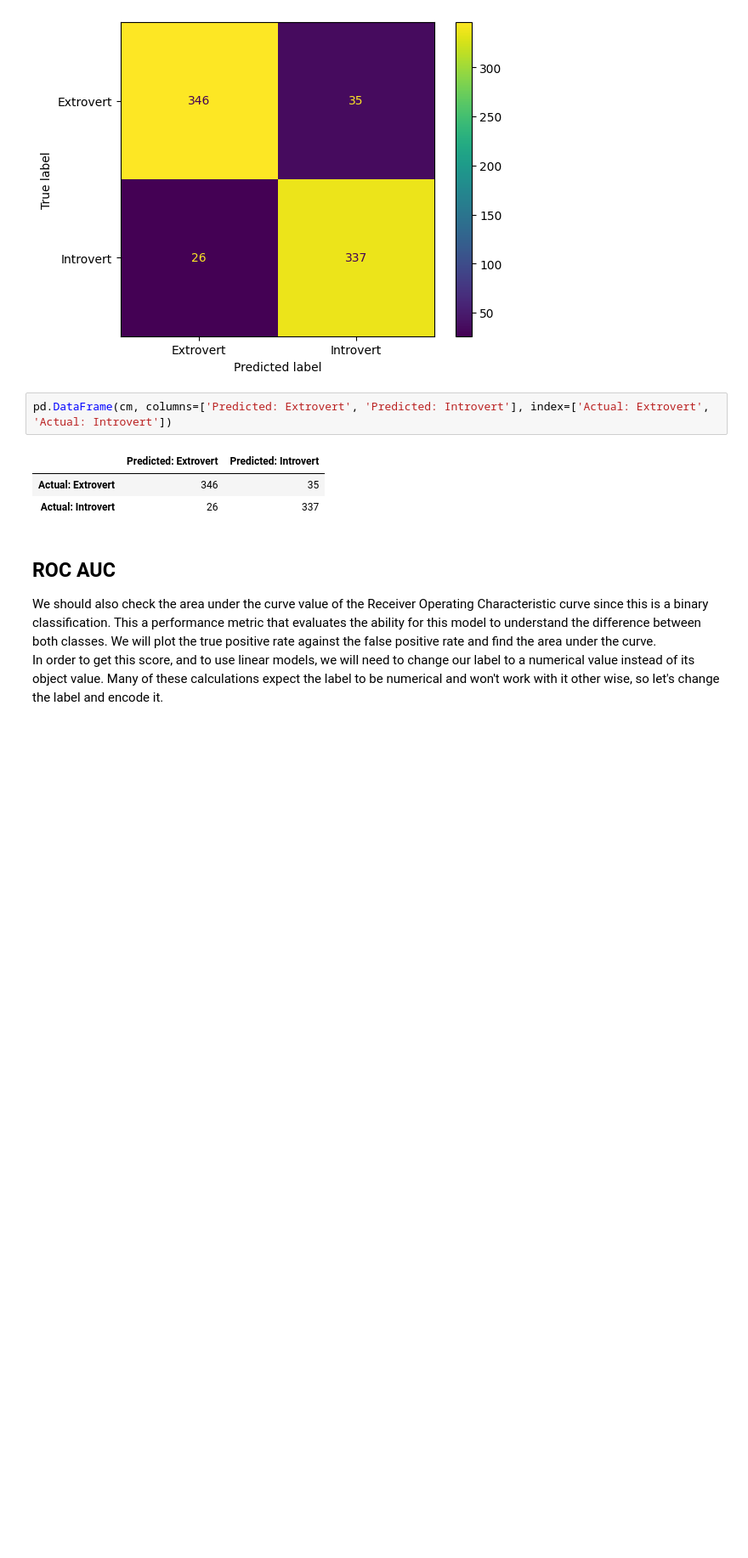
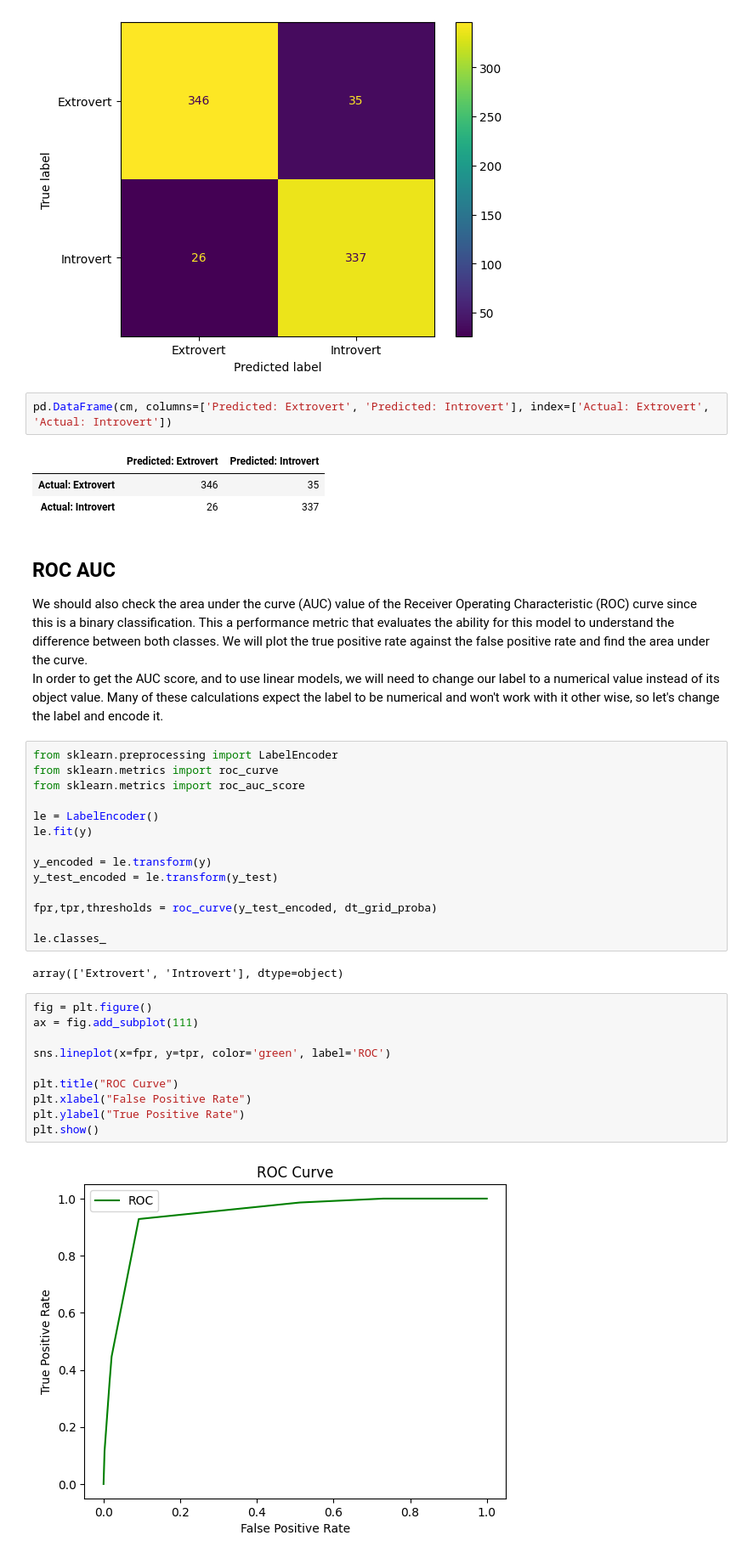
Before and after one commit to AgsBajs/Personality_Detection, a Jupyter notebook: app.ipynb, the cells around one changed output. Shown at 85% size. Saved outputs shown, nothing was run; the diff lists cells and outputs as text; blank space fills up the shorter version.

Commit message:
Fixed up the ROC Curve, AUC value, summarized DT

```diff
--- a/app.ipynb
+++ b/app.ipynb
@@ -318,5 +322,33 @@ pd.DataFrame(cm, columns=['Predicted: Extrovert', 'Predicted: Introvert'], index
 | Actual: Introvert | 26 | 337 |
 # %% [markdown]
 ## ROC AUC
-We should also check the area under the curve value of the Receiver Operating Characteristic curve since this is a binary classification. This a performance metric that evaluates the ability for this model to understand the difference between both classes. We will plot the true positive rate against the false positive rate and find the area under the curve. <br>
-In order to get this score, and to use linear models, we will need to change our label to a numerical value instead of its object value. Many of these calculations expect the label to be numerical and won't work with it other wise, so let's change the label and encode it.
+We should also check the area under the curve (AUC) value of the Receiver Operating Characteristic (ROC) curve since this is a binary classification. This a performance metric that evaluates the ability for this model to understand the difference between both classes. We will plot the true positive rate against the false positive rate and find the area under the curve. <br>
+In order to get the AUC score, and to use linear models, we will need to change our label to a numerical value instead of its object value. Many of these calculations expect the label to be numerical and won't work with it other wise, so let's change the label and encode it.
+# %%
+from sklearn.preprocessing import LabelEncoder
+from sklearn.metrics import roc_curve
+from sklearn.metrics import roc_auc_score
+
+le = LabelEncoder()
+le.fit(y)
+
+y_encoded = le.transform(y)
+y_test_encoded = le.transform(y_test)
+
+fpr,tpr,thresholds = roc_curve(y_test_encoded, dt_grid_proba)
+
+le.classes_
+# %% [output]
+array(['Extrovert', 'Introvert'], dtype=object)
+# %%
+fig = plt.figure()
+ax = fig.add_subplot(111)
+
+sns.lineplot(x=fpr, y=tpr, color='green', label='ROC')
+
+plt.title("ROC Curve")
+plt.xlabel("False Positive Rate")
+plt.ylabel("True Positive Rate")
+plt.show()
+# %% [output]
+[figure, added]
```
Also changed, not shown: parts of 7 cells of this notebook.
